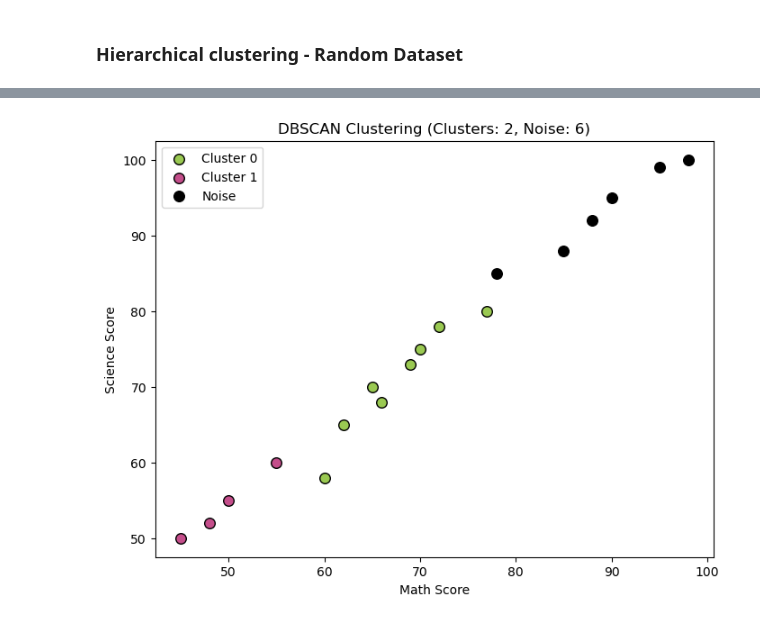
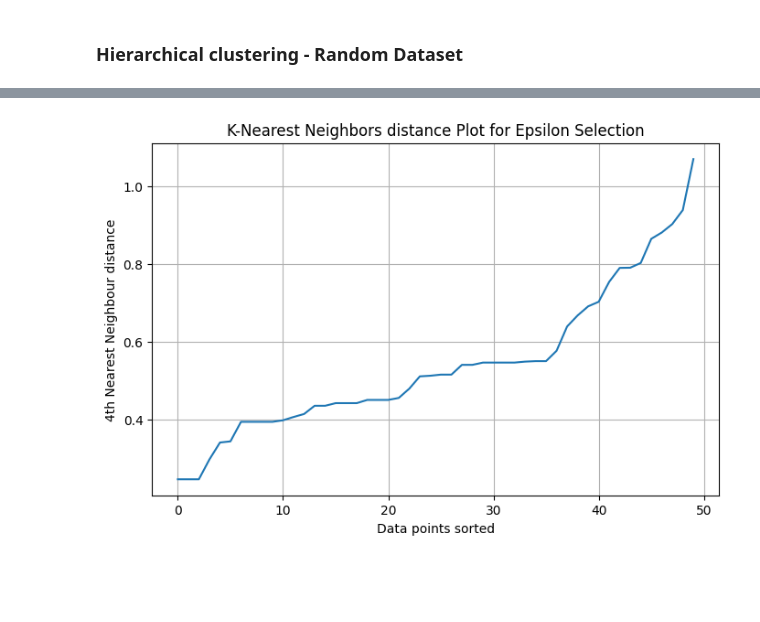
Before and after one commit to aninditadash/Introduction_to_machine_learning, a Jupyter notebook: unsupervised_learning/Examples/Random_data_clustering_analysis.ipynb, the cells around one changed output, grey strips where cells are left out. Drawn from its saved outputs; the diff is of its cells as text; code cells hidden in the pictures; blank space fills up the shorter version.

```diff
--- a/unsupervised_learning/Examples/Random_data_clustering_analysis.ipynb
+++ b/unsupervised_learning/Examples/Random_data_clustering_analysis.ipynb
@@ -190,9 +194,11 @@ plt.show()
 # %%
+sns.set()
+
 # Different linkage methods to compare
 linkage_methods = ['single', 'complete', 'average', 'ward']
 
 # Plot dendrograms for each linkage method
-plt.figure(figsize=(15, 10))
+plt.figure(figsize=(15, 12))
 for i, method in enumerate(linkage_methods, 1):
     plt.subplot(2, 2, i)
     dendrogram = sch.dendrogram(sch.linkage(student_scores, method=method))
@@ -203,20 +209,4 @@ for i, method in enumerate(linkage_methods, 1):
 
 plt.tight_layout()
 plt.show()
-
-# Perform Agglomerative Clustering with each linkage method and plot results
-fig, axes = plt.subplots(2, 2, figsize=(15, 12))
-
-for ax, method in zip(axes.flatten(), linkage_methods):
-    agglom = AgglomerativeClustering(n_clusters=3, linkage=method)
-    clusters = agglom.fit_predict(student_scores)
-
-    ax.scatter(student_scores[:, 0], student_scores[:, 1], c=clusters, cmap='viridis', edgecolors='k', s=100)
-    ax.set_xlabel('Math Score')
-    ax.set_ylabel('Science Score')
-    ax.set_title(f'Agglomerative Clustering ({method.capitalize()} Linkage)')
-    ax.grid(True)
-
-plt.tight_layout()
-plt.show()
 # %% [output]
@@ -225,53 +249,20 @@ plt.show()
 # %%
-import numpy as np
-import pandas as pd
-import matplotlib.pyplot as plt
-from sklearn.cluster import DBSCAN
-from sklearn.preprocessing import StandardScaler
-from sklearn.neighbors import NearestNeighbors
-
-# Assuming student_scores is a NumPy array with Math Score and Science Score
-student_scores = np.array([
-    [78, 85], [90, 95], [88, 92], [55, 60], [60, 58], [62, 65],
-    [95, 99], [45, 50], [85, 88], [70, 75], [72, 78], [98, 100],
-    [50, 55], [65, 70], [66, 68], [77, 80], [48, 52], [69, 73]
-])
+sns.reset_orig()
 
 scaler = StandardScaler()
 scaled_data = scaler.fit_transform(student_scores)
 
+nn_neigbors = NearestNeighbors(n_neighbors=4)
+neighbors = nn_neigbors.fit(scaled_data)
+distances, indices = neighbors.kneighbors(scaled_data)
 
-# Manually select `eps` based on the elbow point of the plot
-optimal_eps = 0.5  # Adjust based on the graph
-min_samples = 4    # Rule of thumb: min_samples = 2 * data dimensions
-
-db = DBSCAN(eps=optimal_eps, min_samples=min_samples)
-labels = db.fit_predict(scaled_data)
-
-n_clusters = len(set(labels)) - (1 if -1 in labels else 0)
-n_noise = list(labels).count(-1)
-
-print(f"Estimated number of clusters: {n_clusters}")
-print(f"Estimated number of noise points: {n_noise}")
-
-# 6️⃣ Plot Clustering Results
-unique_labels = set(labels)
-# colors = plt.cm.Spectral(np.linspace(0, 1, len(unique_labels)))
-# print(colors)
-colors = ['#9ac952', '#c44e8b', '#d13730']
-
-plt.figure(figsize=(8,6))
-for k, col in zip(unique_labels, colors):
-    if k == -1:
-        col = [0, 0, 0, 1]  # Black color for noise
-
-    class_member_mask = (labels == k)
-    xy = student_scores[class_member_mask]
-    plt.scatter(xy[:, 0], xy[:, 1], c=[col], s = 70, edgecolors='k', label=f'Cluster {k}' if k != -1 else 'Noise')
-
-plt.xlabel("Math Score")
-plt.ylabel("Science Score")
-plt.title(f"DBSCAN Clustering (Clusters: {n_clusters}, Noise: {n_noise})")
-plt.legend()
+# Sort and plot the k-distances (4th nearest neigbor distance)
+distances = np.sort(distances[:,3])  # Take 4th neighbor distance
+plt.figure(figsize=(8,5))
+plt.plot(distances)
+plt.xlabel('Data points sorted')
+plt.ylabel('4th Nearest Neighbour distance')
+plt.title('K-Nearest Neighbors distance Plot for Epsilon Selection')
+plt.grid(True)
 plt.show()
 # %% [output]
@@ -280 +269 @@ Estimated number of noise points: 6
-[figure, old version]
+[figure, new version]
```
Also changed, not shown: parts of 14 cells of this notebook.
